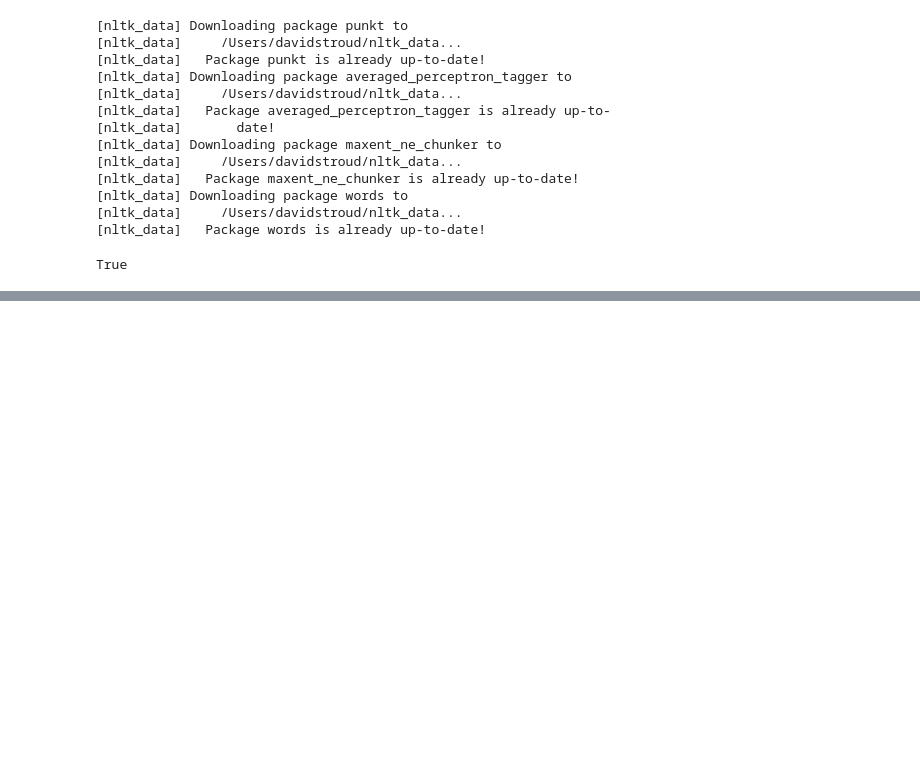
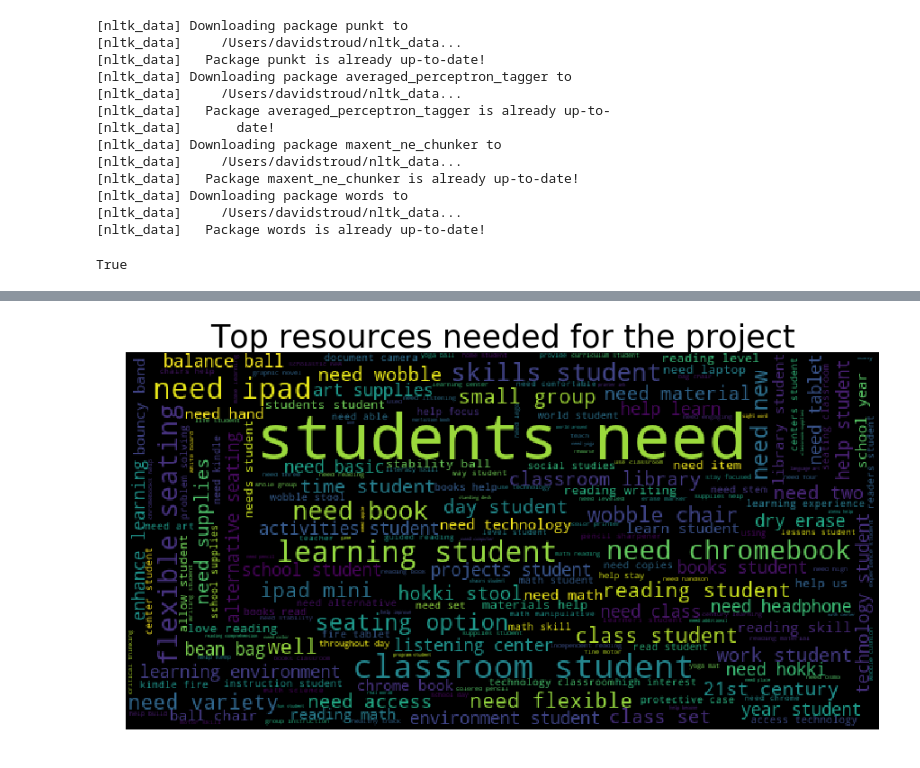
Before and after one commit to davestroud/DataMining_SMU, a Jupyter notebook: ASchams.ipynb, the cells around one changed output, grey strips where cells are left out. Drawn from its saved outputs; the diff is of its cells as text; code cells hidden in the pictures; blank space fills up the shorter version.

Commit message:
add wordcloud ~ top resources needed for the project

```diff
--- a/ASchams.ipynb
+++ b/ASchams.ipynb
@@ -331,0 +343,24 @@ True
+# %%
+'''Title: A Very Extensive End to End Project: DonorsChoose
+    Author: Lathwal
+    Date: 2018
+    Code version: 1.0
+    Availability: https://www.kaggle.com/codename007/a-very-extensive-end-to-end-project-donorschoose/notebook
+'''
+
+temp_data = df_train.dropna(subset=['project_resource_summary'])
+# converting into lowercase
+temp_data['project_resource_summary'] = temp_data['project_resource_summary'].apply(lambda x: " ".join(x.lower() for x in x.split()))
+temp_data['project_resource_summary'] = temp_data['project_resource_summary'].map(text_prepare)
+
+
+from wordcloud import WordCloud # https://github.com/amueller/word_cloud
+
+wordcloud = WordCloud(max_font_size=50, width=600, height=300).generate(' '.join(temp_data['project_resource_summary'].values))
+plt.figure(figsize=(15,8))
+plt.imshow(wordcloud)
+plt.title("Top resources needed for the project", fontsize=35)
+plt.axis("off")
+plt.show()
+# %% [output]
+[figure, added]
```
Also changed, not shown: parts of 4 cells of this notebook.
